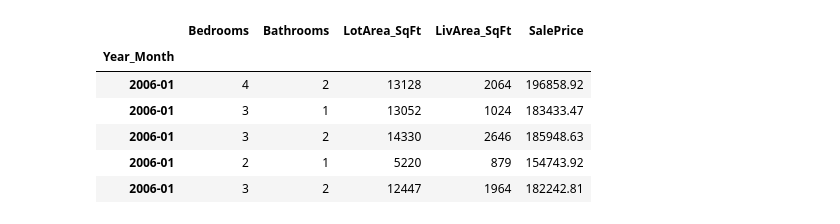
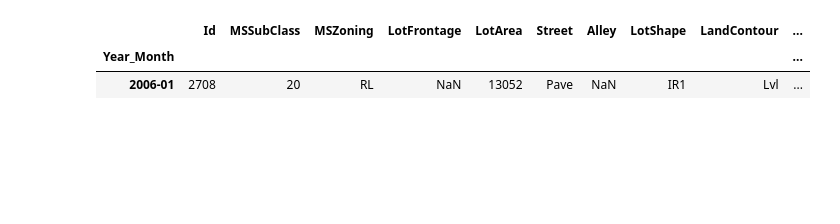
Before and after one commit to AlfredMtz/Springboard, a Jupyter notebook: amesproject.ipynb, the cells around one changed output. Saved outputs shown, nothing was run; the diff lists cells and outputs as text; code cells hidden in the pictures; blank space fills up the shorter version.

```diff
--- a/amesproject.ipynb
+++ b/amesproject.ipynb
@@ -50,16 +28,0 @@ h_data.head()
-# %%
-# OUTLIERS, 0, NaN VALUES  (Check data analysis document)
-
-h_data =  h_data[['BedroomAbvGr', 'FullBath', 'LotArea',
-                'GrLivArea','YrSold', 'MoSold', 'SalePrice']]                          # Filter to needed columns.
-#h_data.head()
-
-
-#print(h_data.isnull().values.any())                                                  # Checking for any NaN value.
-
-
-
-potential_outliers = h_data[(h_data.BedroomAbvGr == 0) | (h_data.FullBath == 0)       # Viewing potential outliers from previous
-                     |(h_data.GrLivArea >= 5000)]                                     # -- graphs(Data Analysis)
-
-potential_outliers
@@ -72,44 +29,28 @@ potential_outliers
 # %%
-# STRUCTURING HOUSING DATA
-
-hs_data = h_data[(h_data.YrSold >= 2006) & (h_data.YrSold <= 2009)&                             # Filtering non-needed values!
-                (h_data.BedroomAbvGr != 0) & (h_data.FullBath != 0)
-                & (h_data.GrLivArea <= 5000)]
+hs_data = h_data[(h_data.YrSold >= 2006) & (h_data.YrSold <= 2009)]              # Filtering from 2006-2009!
 
 
-col = ['Bedrooms', 'Bathrooms','LotArea_SqFt', 'LivArea_SqFt', 'year', 'month', 'SalePrice']    # ranaming columns
-hs_data.columns = col
-#hs_data.head(3)
+hs_data = hs_data.rename(columns={"MoSold":"month", "YrSold":"year"})           # Rename columns
 
 
+hs_data.loc[:, 'day'] = 1                                                       # Building dataframe to a series datetime index
 
-# Building dataframe to a series datetime index
-hs_data.loc[:, 'day'] = 1
-
-# adding column as one datetime.
-date = pd.to_datetime(hs_data[['year', 'month', 'day']])
+date = pd.to_datetime(hs_data[['year', 'month', 'day']])                        # adding column as one datetime.
 hs_data.loc[:, 'Date'] = date
 
-# Subtracting only columns needed!
-housing_data = hs_data[[ 'Date', 'Bedrooms', 'Bathrooms', 'LotArea_SqFt', 'LivArea_SqFt', 'SalePrice']]
+hs_data.loc[:, 'Date'] = hs_data.Date.dt.to_period('M')
 
-#Formating 'Id' value to only year and month.
-housing_data.loc[:, 'Date'] = housing_data.Date.dt.to_period('M')
+hs_data = hs_data.set_index('Date').sort_index()                                # Seting, sorting and renaming index
 
-# Seting, sorting and renaming index
-housing_data = housing_data.set_index('Date').sort_index()
+hs_data.drop(['day'], axis=1, inplace=True)
 
-# # changing index to string object for later joining
-housing_data.index = housing_data.index.map(str).rename('Year_Month')
-housing_data.head()
+
+hs_data.index = hs_data.index.map(str).rename('Year_Month')          # changing/rename index to string object for later joining
+hs_data.head(1)
 # %% [output]
-|  | Bedrooms | Bathrooms | LotArea_SqFt | LivArea_SqFt | SalePrice |
-| Year_Month |  |  |  |  |  |
-| 2006-01 | 4 | 2 | 13128 | 2064 | 196858.92 |
-| 2006-01 | 3 | 1 | 13052 | 1024 | 183433.47 |
-| 2006-01 | 3 | 2 | 14330 | 2646 | 185948.63 |
-| 2006-01 | 2 | 1 | 5220 | 879 | 154743.92 |
-| 2006-01 | 3 | 2 | 12447 | 1964 | 182242.81 |
+|  | Id | MSSubClass | MSZoning | LotFrontage | LotArea | Street | Alley | LotShape | LandContour | ... |
+| Year_Month |  |  |  |  |  |  |  |  |  | ... |
+| 2006-01 | 2708 | 20 | RL | NaN | 13052 | Pave | NaN | IR1 | Lvl | ... |
 # %%
 # STRUCTING WEATHER DATA
 
```
Also changed, not shown: parts of 9 cells of this notebook.
